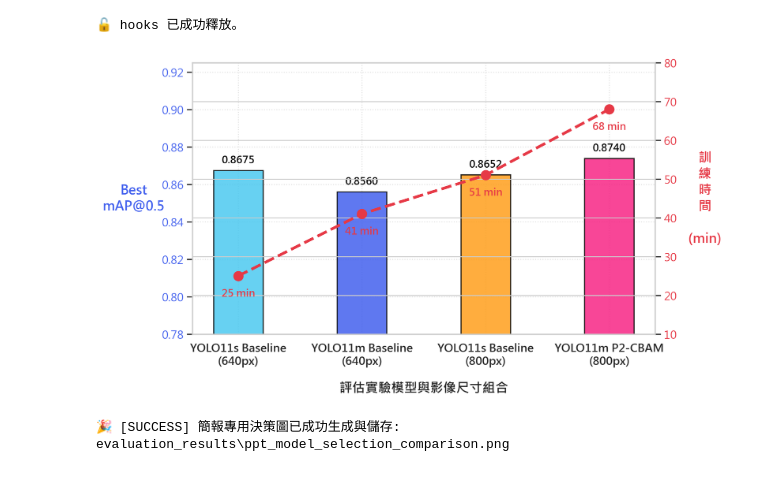
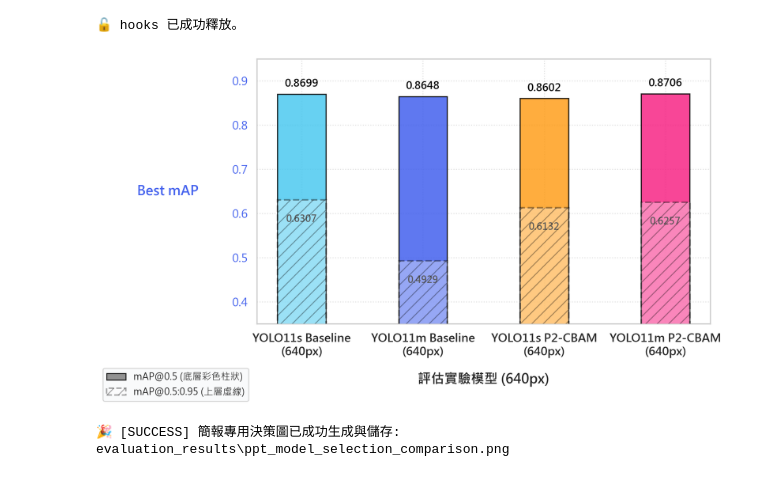
Before and after one commit to moemuom9488m/Strawberry-Maturity-YOLO-Graduation-Project, a Jupyter notebook: 模型評估與特徵視覺化.ipynb, the cells around one changed output. Saved outputs shown, nothing was run; the diff lists cells and outputs as text; code cells hidden in the pictures.

Commit message:
Add resolution tradeoff scripts and generated presentation plots

```diff
--- a/模型評估與特徵視覺化.ipynb
+++ b/模型評估與特徵視覺化.ipynb
@@ -619,6 +619,7 @@ else:
 # 本 Cell 可單獨執行，用於生成高質量的雙 Y 軸折線與柱狀對照圖。
 # ==============================================================================
 import sys, os
+sys.argv = [sys.argv[0]]  # 隔離 Jupyter Kernel 的內部參數干擾
 
 # --- 環境與中文字型初始化 ---
 import matplotlib.pyplot as plt
@@ -634,17 +635,16 @@ plt.rcParams['font.sans-serif'] = [
 ]
 plt.rcParams['axes.unicode_minus'] = False
 
-# 1. 準備數據
+# 1. 準備數據 (改為四個 exp1 階段一實驗的比較)
 models = [
     'YOLO11s Baseline\n(640px)',
     'YOLO11m Baseline\n(640px)',
-    'YOLO11s Baseline\n(800px)',
-    'YOLO11m P2-CBAM\n(800px)'
+    'YOLO11s P2-CBAM\n(640px)',
+    'YOLO11m P2-CBAM\n(640px)'
 ]
 
-map50 = [0.8675, 0.8560, 0.8652, 0.8740]
-map50_95 = [0.6307, 0.4389, 0.6442, 0.6306]
-train_time_min = [25.0, 41.0, 51.0, 68.0]
+map50 = [0.8699, 0.8648, 0.8602, 0.8706]
+map50_95 = [0.6307, 0.4929, 0.6132, 0.6257]
 
 x = np.arange(len(models))
 width = 0.4  # 柱子寬度
@@ -652,8 +652,8 @@ width = 0.4  # 柱子寬度
 # 2. 創建畫布 (高解析度 1920*1080)
 fig, ax1 = plt.subplots(figsize=(9.6, 5.4), dpi=200)
 
-# 質感 HSL 漸層配色
-bar_colors = ['#4CC9F0', '#4361EE', '#FF9F1C', '#F72585']  # s_640, m_640, s_800, s_P2CBAM_800
+# 質感 HSL 漸層配色 (s_baseline, m_baseline, s_p2cbam, m_p2cbam)
+bar_colors = ['#4CC9F0', '#4361EE', '#FF9F1C', '#F72585']
 
 # 3. 繪製左軸：Best mAP@0.5 與 mAP@0.5:0.95 (重疊柱狀圖)
 # 3.1 繪製底層的 mAP@0.5 柱狀圖
@@ -662,64 +662,48 @@ bars = ax1.bar(x, map50, width, color=bar_colors, alpha=0.85, edgecolor='black',
 # 3.2 覆蓋上層的 mAP@0.5:0.95 虛線斜線柱狀圖 (採用半透明白色磨砂玻璃效果 + 斜線填充 Hatch)
 bars_95 = ax1.bar(x, map50_95, width, color='white', alpha=0.35, edgecolor='black', linestyle='--', linewidth=1.8, hatch='//', zorder=4, label='mAP@0.5:0.95')
 
-ax1.set_xlabel('評估實驗模型與影像尺寸組合', fontsize=14, labelpad=15, fontweight='bold')
-ax1.set_ylabel('Best\nmAP', fontsize=14, color='#4361EE', fontweight='bold', labelpad=30, rotation=0, va='center', ha='center')
+ax1.set_xlabel('評估實驗模型 (640px)', fontsize=14, labelpad=15, fontweight='bold')
+ax1.set_ylabel('Best mAP', fontsize=14, color='#4361EE', fontweight='bold', rotation=0, labelpad=35, va='center', ha='right')
 ax1.tick_params(axis='y', labelcolor='#4361EE', labelsize=12)
 ax1.set_ylim(0.35, 0.95)  # 擴大範圍以完整容納兩種指標
 ax1.set_xticks(x)
 ax1.set_xticklabels(models, fontsize=12, fontweight='bold')
 
 # 在 mAP50 柱狀圖上方標註數值
 for bar in bars:
     height = bar.get_height()
     ax1.annotate(f'{height:.4f}',
                 xy=(bar.get_x() + bar.get_width() / 2, height),
                 xytext=(0, 5),  # 向上偏移 5 點
                 textcoords='offset points',
                 ha='center', va='bottom', fontsize=11, fontweight='bold', color='black')
 
 # 在 mAP50-95 柱狀圖內部頂端標註數值
 for bar in bars_95:
     height = bar.get_height()
     ax1.annotate(f'{height:.4f}',
                 xy=(bar.get_x() + bar.get_width() / 2, height),
                 xytext=(0, -15),  # 往下偏移 15 點
                 textcoords='offset points',
                 ha='center', va='top', fontsize=10, fontweight='bold', color='black')
 
-# 4. 繪製右軸：訓練耗時 (折線圖，表示計算成本)
-ax2 = ax1.twinx()
-line_color = '#E63946'
-line = ax2.plot(x, train_time_min, color=line_color, marker='o', markersize=10,
-                 linewidth=3, linestyle='--', label='訓練耗時 (分鐘)', zorder=4)
-ax2.set_ylabel('訓\n練\n時\n間\n\n(min)', fontsize=14, color=line_color, fontweight='bold', labelpad=30, rotation=0, va='center', ha='center')
-ax2.tick_params(axis='y', labelcolor=line_color, labelsize=12)
-ax2.set_ylim(10, 80)
-
-# 在折線圖點上方標註時間數值
-for i, txt in enumerate(train_time_min):
-    ax2.annotate(f'{txt:.0f} min', (x[i], train_time_min[i]),
-                xytext=(0, -22), textcoords='offset points',
-                ha='center', fontsize=11, fontweight='bold', color=line_color)
-
 # 5. 圖表美化設計 (無邊框、精緻格線)
 ax1.grid(True, linestyle=':', alpha=0.6, zorder=0)
 
-    # 6. 建立統一圖例 (包含 mAP@0.5, mAP@0.5:0.95 與訓練時間)
-    import matplotlib.patches as mpatches
-    import matplotlib.lines as mlines
-    map50_patch = mpatches.Patch(facecolor='#4361EE', alpha=0.85, edgecolor='black', label='mAP@0.5 (柱狀圖)')
-    map95_patch = mpatches.Patch(facecolor='white', alpha=0.35, edgecolor='black', linestyle='--', linewidth=1.5, hatch='//', label='mAP@0.5:0.95 (虛線區塊)')
-    time_line = mlines.Line2D([], [], color='#E63946', marker='o', markersize=8, linestyle='--', linewidth=2, label='訓練時間 (右軸折線)')
-    ax1.legend(handles=[map50_patch, map95_patch, time_line], loc='upper left', bbox_to_anchor=(0.02, 0.98), fontsize=9, frameon=True, facecolor='#F8F9FA')
-# 7. 儲存圖片 (精準 1920*1080 像素，無裁切)
+# 6. 建立統一圖例，並放置於圖表左下角外面 (在 Best mAP 標籤下方)
+import matplotlib.patches as mpatches
+map50_patch = mpatches.Patch(facecolor='#808080', alpha=0.85, edgecolor='black', label='mAP@0.5 (底層彩色柱狀)')
+map95_patch = mpatches.Patch(facecolor='white', alpha=0.35, edgecolor='black', linestyle='--', linewidth=1.5, hatch='//', label='mAP@0.5:0.95 (上層虛線)')
+ax1.legend(handles=[map50_patch, map95_patch], loc='upper left', bbox_to_anchor=(-0.35, -0.15), fontsize=10, frameon=True, facecolor='#F8F9FA')
+
+# 7. 儲存圖片 (精準 1920*1080 像素，無裁切，確保外置圖例不被切掉)
 output_dir = 'evaluation_results'
 os.makedirs(output_dir, exist_ok=True)
 img_path = os.path.join(output_dir, 'ppt_model_selection_comparison.png')
 plt.tight_layout()
-plt.savefig(img_path, dpi=200)
+plt.savefig(img_path, dpi=200, bbox_inches='tight')
 plt.show()
 print(f'🎉 [SUCCESS] 簡報專用決策圖已成功生成與儲存: {img_path}')
 # %% [output]
-[figure, old version]
+[figure, new version]
 🎉 [SUCCESS] 簡報專用決策圖已成功生成與儲存: evaluation_results\ppt_model_selection_comparison.png
```
Also changed, not shown: 23 other files.
